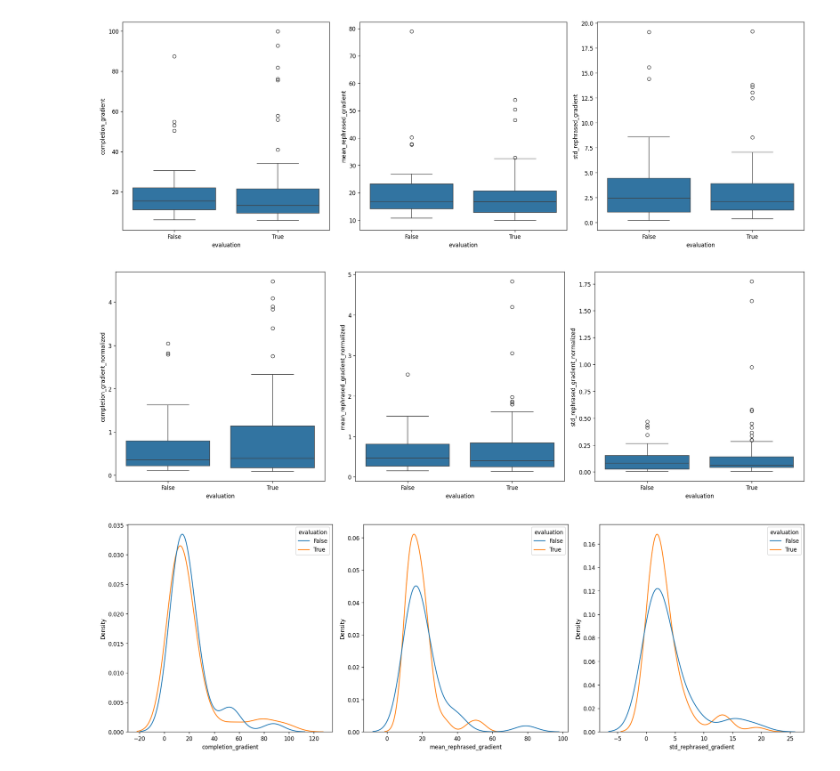
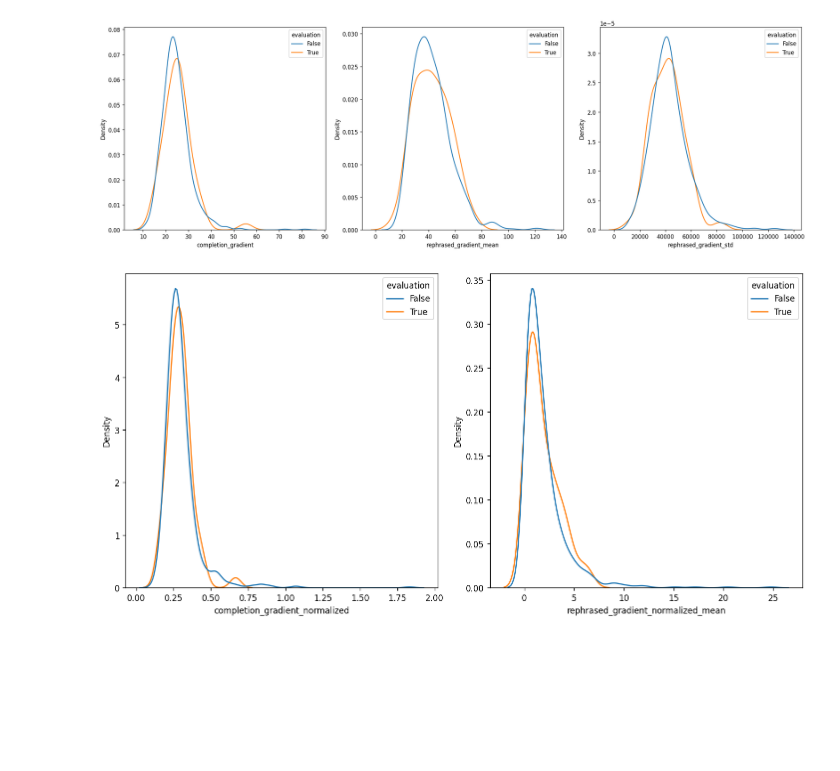
Before and after one commit to ngruenefeld/gradient-uncertainty, a Jupyter notebook: notebooks/eval.ipynb, the cells around one changed output. Saved outputs shown, nothing was run; the diff lists cells and outputs as text; code cells hidden in the pictures; blank space fills up the shorter version.

```diff
--- a/notebooks/eval.ipynb
+++ b/notebooks/eval.ipynb
@@ -10,7 +9,7 @@ plot_size = 6
 # %%
 data_dir = "../data"
 # %%
-df = pd.read_csv(f"{data_dir}/results.csv")
+df = pd.read_pickle(f"{data_dir}/results_717876_gpt2_truthful.pkl")
 # %%
 df
 # %% [output]
@@ -30,14 +29,12 @@ df
 # %%
 df["completion_gradient_normalized"] = df.apply(lambda row: row["completion_gradient"] / row["completion_length"], axis=1)
 # %%
-df["mean_rephrased_gradient"] = df["rephrased_gradients_parsed"].apply(lambda x: np.mean(x))
-df["std_rephrased_gradient"] = df["rephrased_gradients_parsed"].apply(lambda x: np.std(x))
+df["rephrased_gradient_mean"] = df["rephrased_gradients"].apply(lambda x: np.mean(x))
 # %%
 def normalized_rephrases_gradients(row):
-    grads = row['rephrased_gradients_parsed']
-    rephrase_lengths = row['rephrased_completions_lengths']
+    grads = row['rephrased_gradients']
+    rephrase_lengths = row['rephrased_completion_lengths']
     return [g / l for g, l in zip(grads, rephrase_lengths)]
 
 
-df["mean_rephrased_gradient_normalized"] = df.apply(lambda row: np.mean(normalized_rephrases_gradients(row)), axis=1)
-df["std_rephrased_gradient_normalized"] = df.apply(lambda row: np.std(normalized_rephrases_gradients(row)), axis=1)
+df["rephrased_gradient_normalized_mean"] = df.apply(lambda row: np.mean(normalized_rephrases_gradients(row)), axis=1)
@@ -60,8 +41,3 @@ df
-# %%
-df["completion_gradient_rescaled"] = df["completion_gradient"] / df["completion_gradient"].max()
-df["completion_gradient_normalized_rescaled"] = df["completion_gradient_normalized"] / df["completion_gradient_normalized"].max()
-df["mean_rephrased_gradient_rescaled"] = df["mean_rephrased_gradient"] / df["mean_rephrased_gradient"].max()
-df["mean_rephrased_gradient_normalized_rescaled"] = df["mean_rephrased_gradient_normalized"] / df["mean_rephrased_gradient_normalized"].max()
 # %%
 df
 # %% [output]
@@ -90,40 +100,24 @@ fig, axs = plt.subplots(
     plt_height, plt_width, figsize=(plt_width * plot_size, plt_height * plot_size)
 )
 
-sns.boxplot(data=df, x="evaluation", y="completion_gradient", ax=axs[0])
-sns.boxplot(data=df, x="evaluation", y="mean_rephrased_gradient", ax=axs[1])
-sns.boxplot(data=df, x="evaluation", y="std_rephrased_gradient", ax=axs[2])
+sns.kdeplot(data=df, x="completion_gradient", hue="evaluation", common_norm=False, ax=axs[0])
+sns.kdeplot(data=df, x="rephrased_gradient_mean", hue="evaluation", common_norm=False, ax=axs[1])
+sns.kdeplot(data=df, x="rephrased_gradient_std", hue="evaluation", common_norm=False, ax=axs[2])
 
 plt.tight_layout()
 # %% [output]
-[figure, old version]
+[figure, new version]
 # %%
-plt_width = 3
+plt_width = 2
 plt_height = 1
 
 fig, axs = plt.subplots(
     plt_height, plt_width, figsize=(plt_width * plot_size, plt_height * plot_size)
 )
 
-sns.boxplot(data=df, x="evaluation", y="completion_gradient_normalized", ax=axs[0])
-sns.boxplot(data=df, x="evaluation", y="mean_rephrased_gradient_normalized", ax=axs[1])
-sns.boxplot(data=df, x="evaluation", y="std_rephrased_gradient_normalized", ax=axs[2])
+sns.kdeplot(data=df, x="completion_gradient_normalized", hue="evaluation", common_norm=False, ax=axs[0])
+sns.kdeplot(data=df, x="rephrased_gradient_normalized_mean", hue="evaluation", common_norm=False, ax=axs[1])
 
 plt.tight_layout()
 # %% [output]
-[figure, old version]
+[figure, new version]
-# %%
-plt_width = 3
-plt_height = 1
-
-fig, axs = plt.subplots(
-    plt_height, plt_width, figsize=(plt_width * plot_size, plt_height * plot_size)
-)
-
-sns.kdeplot(data=df, x="completion_gradient", hue="evaluation", common_norm=False, ax=axs[0])
-sns.kdeplot(data=df, x="mean_rephrased_gradient", hue="evaluation", common_norm=False, ax=axs[1])
-sns.kdeplot(data=df, x="std_rephrased_gradient", hue="evaluation", common_norm=False, ax=axs[2])
-
-plt.tight_layout()
-# %% [output]
-[figure, removed]
```
Also changed, not shown: parts of 12 cells of this notebook, 4 other files.
